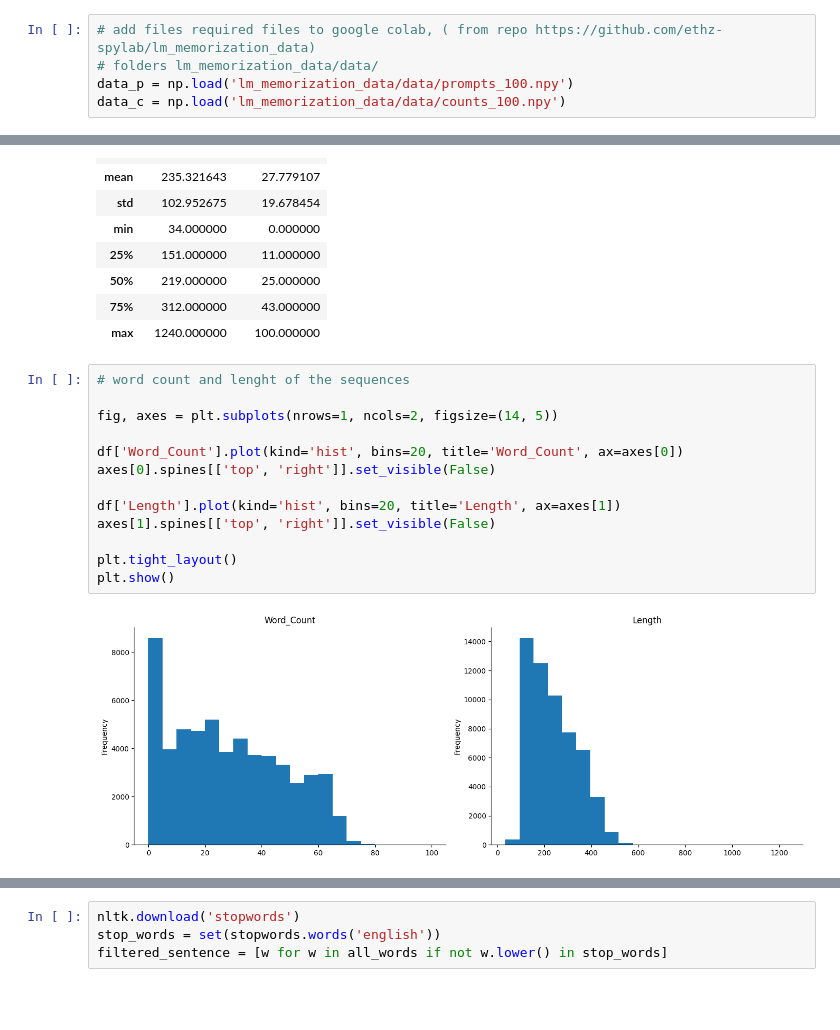
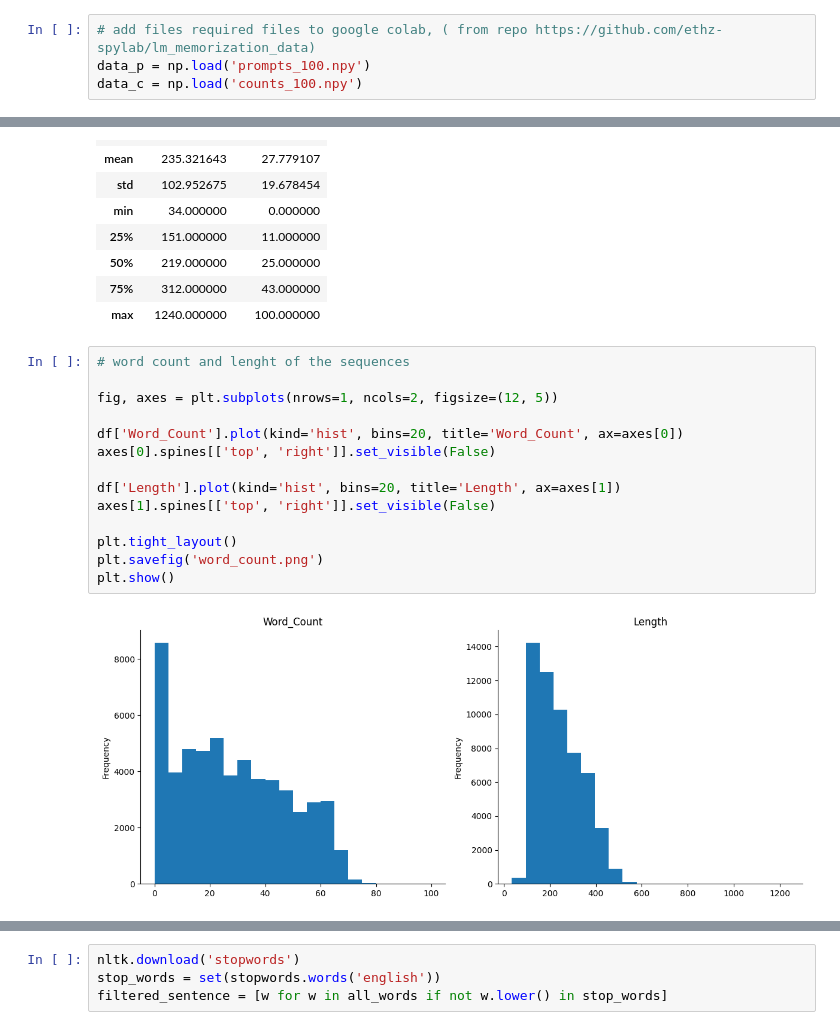
Before and after one commit to NataliaKurd/transformers_end_assignment, a Jupyter notebook: transfomers_project.ipynb, the cells around one changed output, grey strips where cells are left out. Drawn from its saved outputs; the diff is of its cells as text; blank space fills up the shorter version.

```diff
--- a/transfomers_project.ipynb
+++ b/transfomers_project.ipynb
@@ -39,8 +27,7 @@ Filtering content: 100% (9/9), 564.10 MiB | 41.09 MiB/s, done.
 # %%
 # add files required files to google colab, ( from repo https://github.com/ethz-spylab/lm_memorization_data)
-# folders lm_memorization_data/data/
-data_p = np.load('lm_memorization_data/data/prompts_100.npy')
-data_c = np.load('lm_memorization_data/data/counts_100.npy')
+data_p = np.load('prompts_100.npy')
+data_c = np.load('counts_100.npy')
 # %%
 data_p.shape, data_c.shape
 # %% [output]
@@ -141,18 +128,19 @@ df.describe()
 # %%
 # word count and lenght of the sequences
 
-fig, axes = plt.subplots(nrows=1, ncols=2, figsize=(14, 5))
+fig, axes = plt.subplots(nrows=1, ncols=2, figsize=(12, 5))
 
 df['Word_Count'].plot(kind='hist', bins=20, title='Word_Count', ax=axes[0])
 axes[0].spines[['top', 'right']].set_visible(False)
 
 df['Length'].plot(kind='hist', bins=20, title='Length', ax=axes[1])
 axes[1].spines[['top', 'right']].set_visible(False)
 
 plt.tight_layout()
+plt.savefig('word_count.png')
 plt.show()
 # %% [output]
-[figure, old version]
+[figure, new version]
 # %%
 # most common words
 
```
Also changed, not shown: parts of 3 cells of this notebook.
